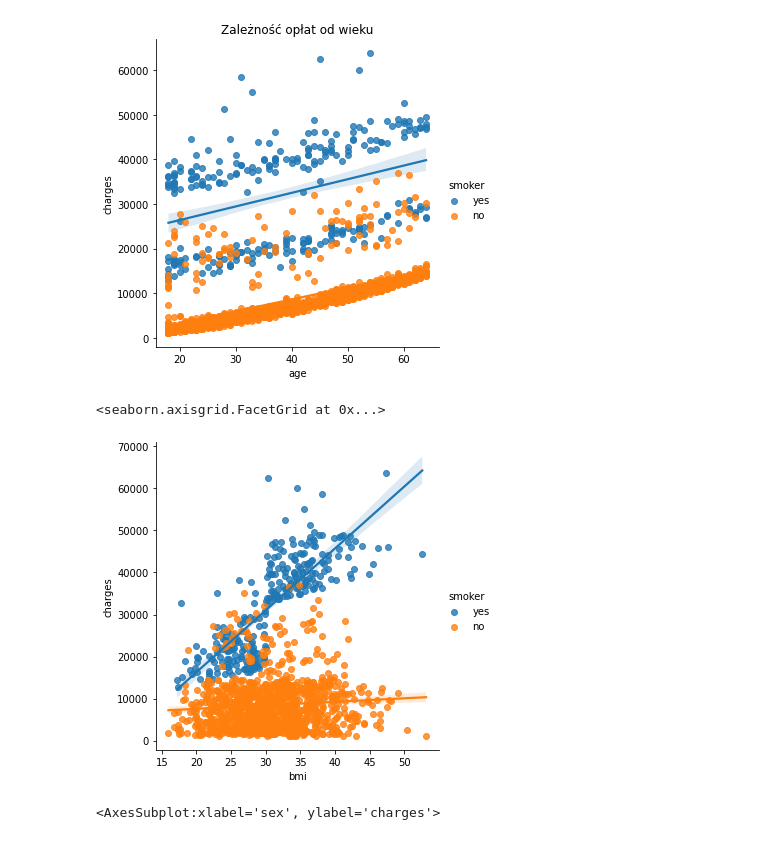
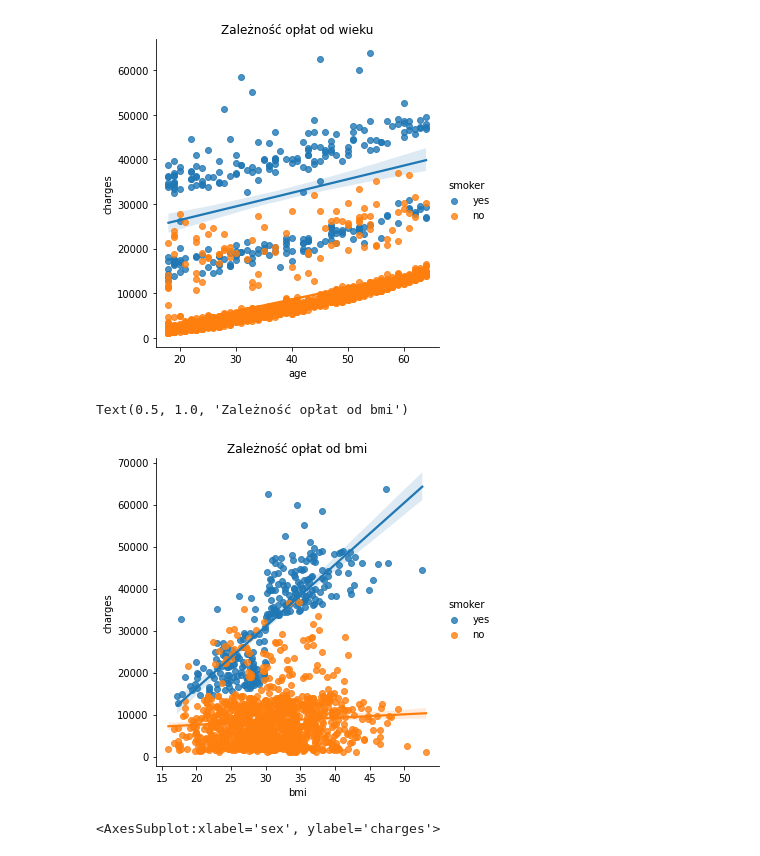
Before and after one commit to ewagaka/ML_regresja, a Jupyter notebook: ML_regresja_projekt.ipynb, the cells around one changed output. Drawn from its saved outputs; the diff is of its cells as text; code cells hidden in the pictures.

```diff
--- a/ML_regresja_projekt.ipynb
+++ b/ML_regresja_projekt.ipynb
@@ -101,7 +102,7 @@ df[['sex', 'smoker', 'region']].describe()
 DATA CLEANING
 # %%
 # Usunięcie duplikatów
-df = df.drop_duplicates()
+df = df.drop_duplicates().reset_index(drop=True)
 # %%
 # Zamienienie wartości typu object oraz int na wartości typu float
 # df_copy = df.copy()
@@ -197,9 +198,11 @@ Text(0.5, 1.0, 'Zależność opłat od wieku')
 # %%
 # Regresja między wartościami "bmi" i "charges" wraz z wykazanim zależności od wartości "smoker"
 sns.lmplot(x='bmi', y='charges', data=df, hue='smoker')
+
+plt.title('Zależność opłat od bmi')
 # %% [output]
-<seaborn.axisgrid.FacetGrid at 0x...>
+Text(0.5, 1.0, 'Zależność opłat od bmi')
-[figure, old version]
+[figure, new version]
 # %%
 # Wykres słupkowy przedstawia odchylenie standardowe wartości "sex"
 sns.barplot(x='sex', y='charges', data=df)
```
Also changed, not shown: parts of 11 cells of this notebook.
